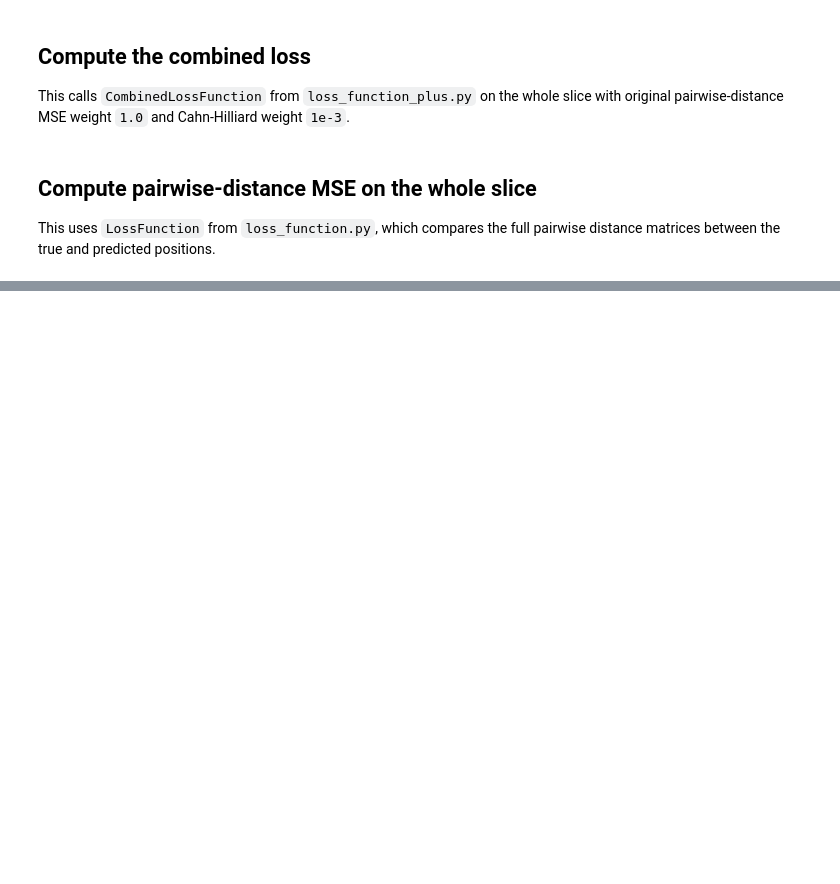
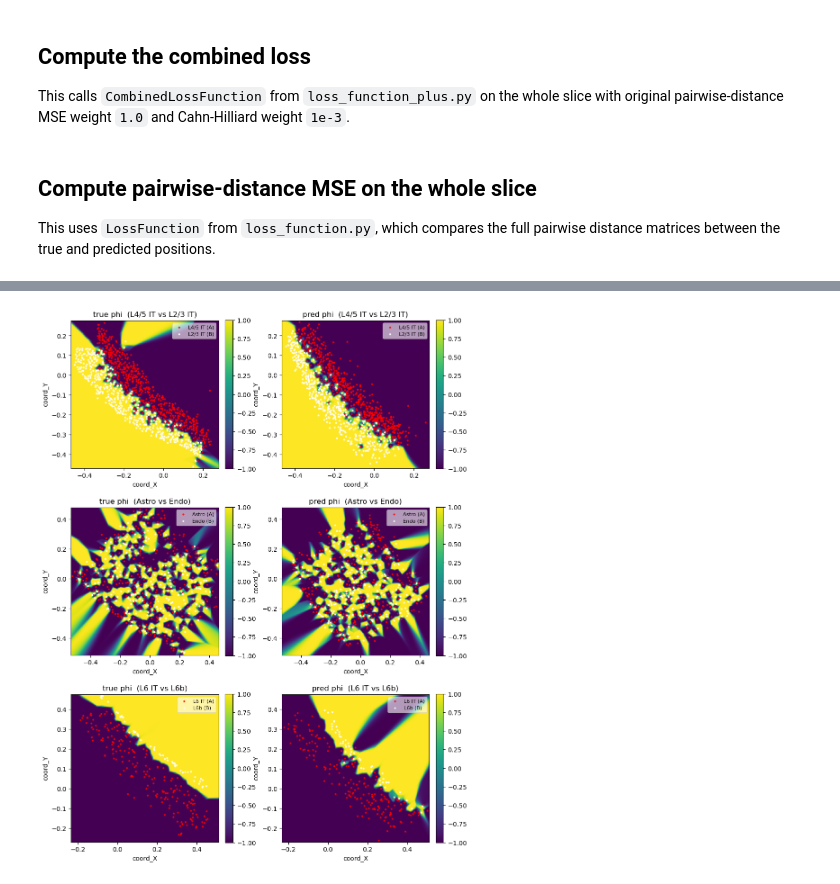
Before and after one commit to abelsalm/Tissue-Reassembly-using-GenAI-and-new-metrics, a Jupyter notebook: metrics/test_loss_ch.ipynb, the cells around one changed output, grey strips where cells are left out. Drawn from its saved outputs; the diff is of its cells as text; code cells hidden in the pictures; blank space fills up the shorter version.

Commit message:
voronoi like ch pair ell loss

```diff
--- a/metrics/test_loss_ch.ipynb
+++ b/metrics/test_loss_ch.ipynb
@@ -630,0 +790,48 @@ Total combined loss: 0.0377177
+# %%
+fig, axes = plt.subplots(
+    len(selected_pairs), 2,
+    figsize=(9.5, 4.2 * len(selected_pairs)),
+    squeeze=False,
+)
+
+for row, pair in enumerate(selected_pairs):
+    ct_a, ct_b = pair
+    res = pair_visual_results[pair]
+    grid_x = res["grid_x"]
+    grid_y = res["grid_y"]
+    extent = [grid_x.min().item(), grid_x.max().item(),
+              grid_y.min().item(), grid_y.max().item()]
+
+    # Cell positions for this pair, used as a scatter overlay (true side
+    # against true phi, pred side against pred phi).
+    mask_a = type_mask_for(ct_a)
+    mask_b = type_mask_for(ct_b)
+    true_a = to_numpy(true_pos[mask_a])
+    true_b = to_numpy(true_pos[mask_b])
+    pred_a = to_numpy(pred_pos[mask_a])
+    pred_b = to_numpy(pred_pos[mask_b])
+
+    panels = [
+        (res["phi_true"],  f"true phi  ({ct_a} vs {ct_b})",  true_a, true_b),
+        (res["phi_pred"],  f"pred phi  ({ct_a} vs {ct_b})",  pred_a, pred_b),
+    ]
+    for col, (image, title, pts_a, pts_b) in enumerate(panels):
+        ax = axes[row, col]
+        im = ax.imshow(
+            to_numpy(image), origin="lower", extent=extent,
+            cmap="viridis", vmin=-1.0, vmax=1.0,
+        )
+        # Cell A in red, cell B in white -- matches the -1/+1 polarity of phi.
+        ax.scatter(pts_a[:, 0], pts_a[:, 1], s=4, c="red",   label=f"{ct_a} (A)", alpha=0.8)
+        ax.scatter(pts_b[:, 0], pts_b[:, 1], s=4, c="white", label=f"{ct_b} (B)", alpha=0.8)
+        ax.set_title(title)
+        ax.set_xlabel("coord_X")
+        ax.set_ylabel("coord_Y")
+        ax.set_xlim(extent[0], extent[1])
+        ax.set_ylim(extent[2], extent[3])
+        ax.legend(loc="upper right", fontsize=8, framealpha=0.6)
+        fig.colorbar(im, ax=ax, fraction=0.046, pad=0.04)
+
+plt.tight_layout()
+# %% [output]
+[figure, added]
```
Also changed, not shown: parts of 22 cells of this notebook, 1 other file.
